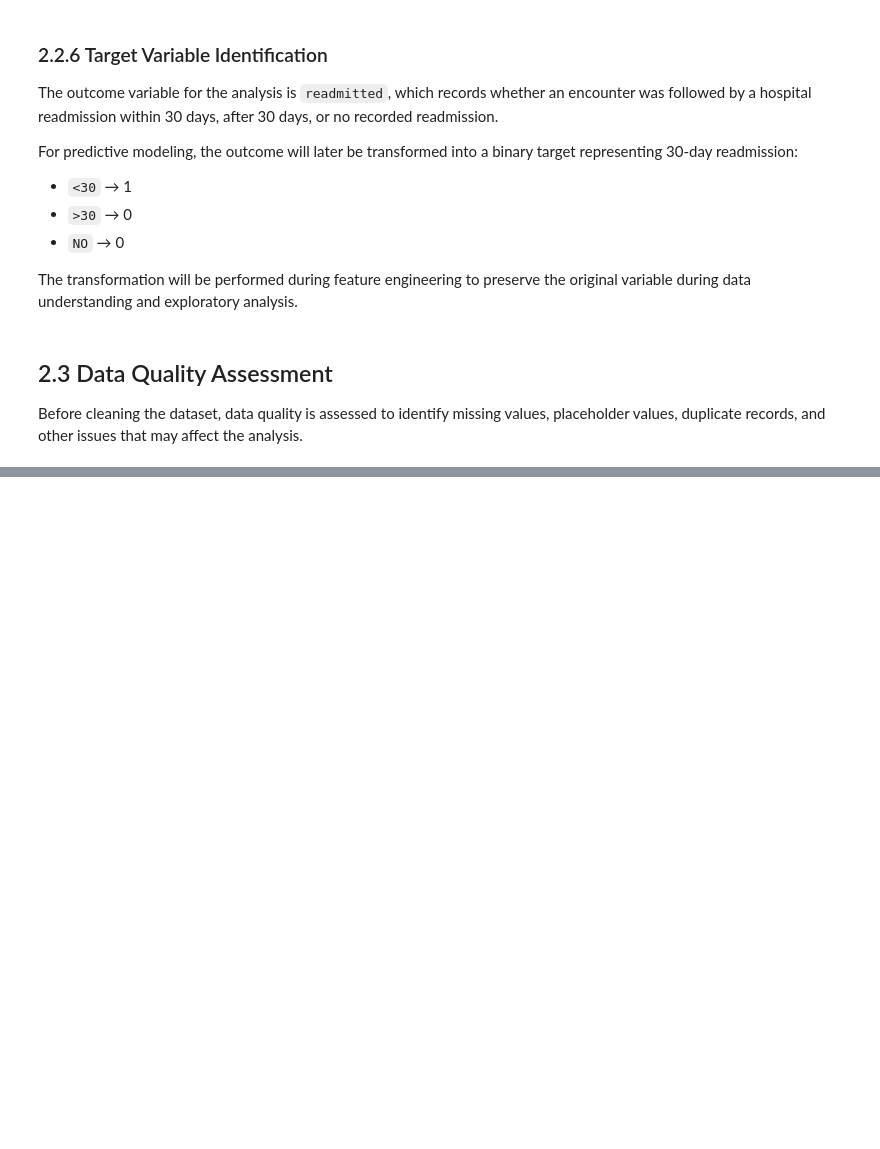
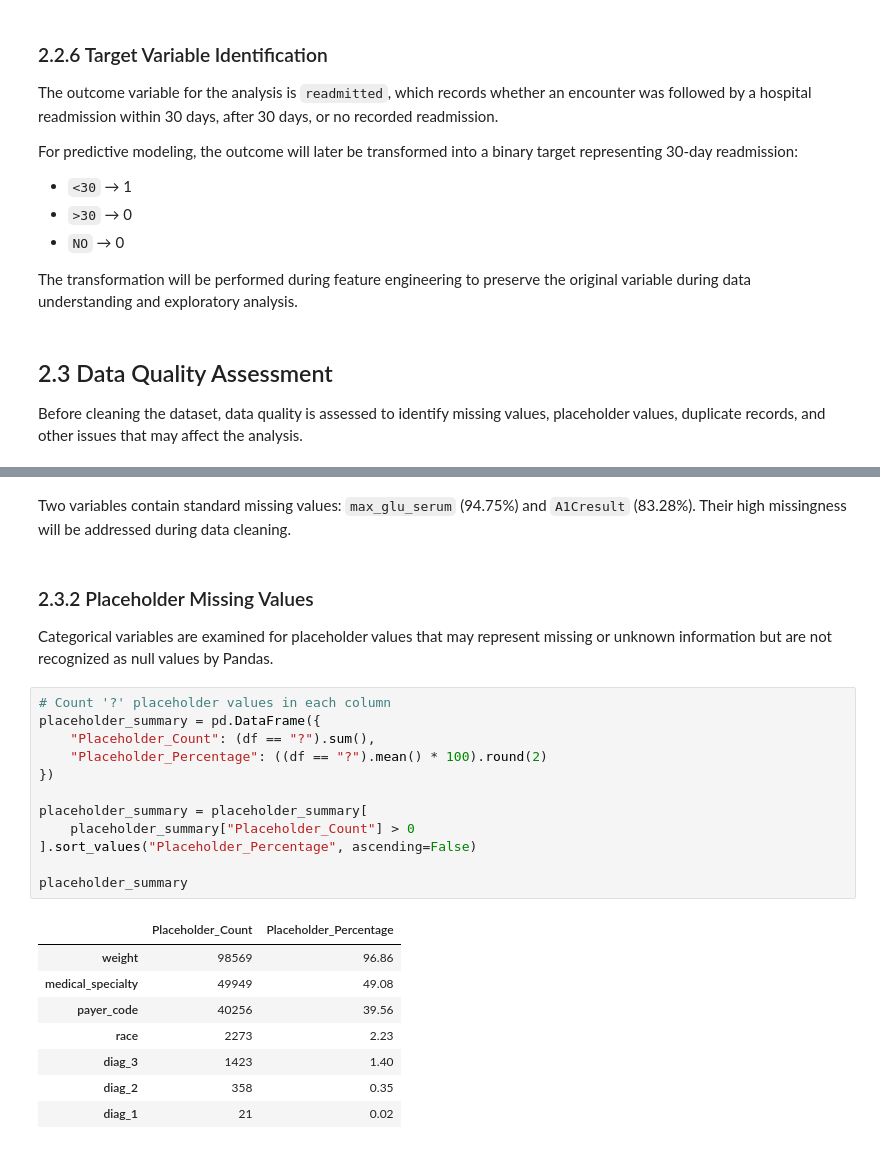
Before and after one commit to byegond-beep/hospital-readmission-resource-allocation-analytics, a Jupyter notebook: notebooks/02_data_understanding_cleaning.ipynb, the cells around one changed output, grey strips where cells are left out. Cells and saved outputs as stored; diff of their text form; blank space fills up the shorter version.

Commit message:
data quality assessment

```diff
--- a/notebooks/02_data_understanding_cleaning.ipynb
+++ b/notebooks/02_data_understanding_cleaning.ipynb
@@ -133,0 +154,27 @@ Before cleaning the dataset, data quality is assessed to identify missing values
+# %% [markdown]
+Two variables contain standard missing values: `max_glu_serum` (94.75%) and `A1Cresult` (83.28%). Their high missingness will be addressed during data cleaning.
+# %% [markdown]
+### 2.3.2 Placeholder Missing Values
+
+Categorical variables are examined for placeholder values that may represent missing or unknown information but are not recognized as null values by Pandas.
+# %%
+# Count '?' placeholder values in each column
+placeholder_summary = pd.DataFrame({
+    "Placeholder_Count": (df == "?").sum(),
+    "Placeholder_Percentage": ((df == "?").mean() * 100).round(2)
+})
+
+placeholder_summary = placeholder_summary[
+    placeholder_summary["Placeholder_Count"] > 0
+].sort_values("Placeholder_Percentage", ascending=False)
+
+placeholder_summary
+# %% [output]
+|  | Placeholder_Count | Placeholder_Percentage |
+| weight | 98569 | 96.86 |
+| medical_specialty | 49949 | 49.08 |
+| payer_code | 40256 | 39.56 |
+| race | 2273 | 2.23 |
+| diag_3 | 1423 | 1.40 |
+| diag_2 | 358 | 0.35 |
+| diag_1 | 21 | 0.02 |
```
Also changed, not shown: parts of 21 cells of this notebook.
